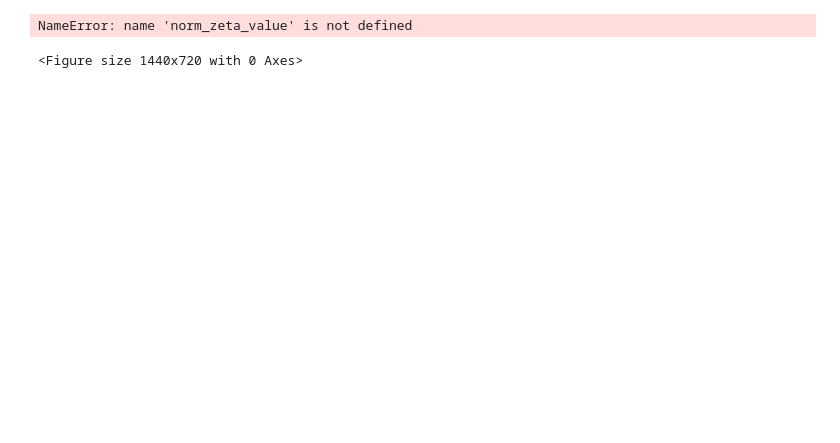
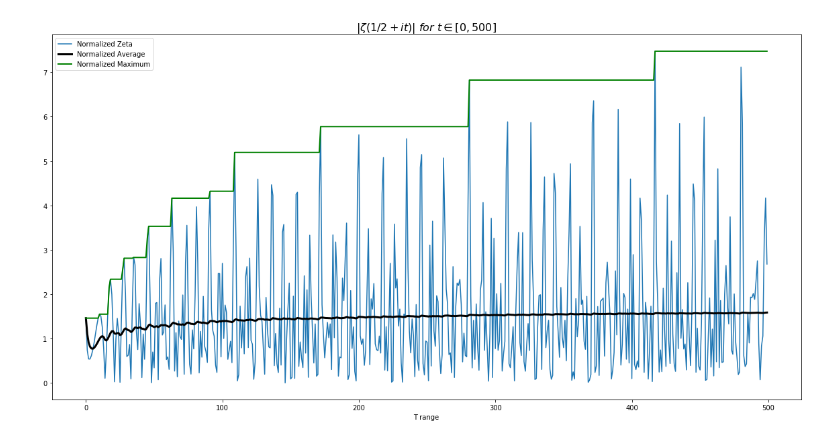
Before and after one commit to Raj9898/Random_Zeta, a Jupyter notebook: Zeta Function Simulation.ipynb, the cells around one changed output. Saved outputs shown, nothing was run; the diff lists cells and outputs as text; code cells hidden in the pictures; blank space fills up the shorter version.

```diff
--- a/Zeta Function Simulation.ipynb
+++ b/Zeta Function Simulation.ipynb
@@ -80,14 +146,14 @@ AttributeError: module 'numpy' has no attribute 'zeta'
 # %%
 plt.figure(figsize=(20,10))
+plt.title('$|\zeta(1/2 + it)| \ for \ t\in [{},{}]$'.format(N, N+deltaN), size=16)
 plt.plot(t_range, norm_zeta_value, label='Normalized Zeta')
 plt.plot(t_range, average, label='Normalized Average', lw=3, color='black')
 plt.plot(t_range, maximum, label='Normalized Maximum', lw=2, color='green')
 plt.xlabel('T range')
 plt.legend()
 plt.show()
 # %% [output]
-NameError: name 'norm_zeta_value' is not defined
-<Figure size 1440x720 with 0 Axes>
+[figure, added]
 # %%
 plt.figure(figsize=(20,8))
 # deprecation error is an issue with displot implementation within Seaborn
```
Also changed, not shown: parts of 24 cells of this notebook, 1 other file.
